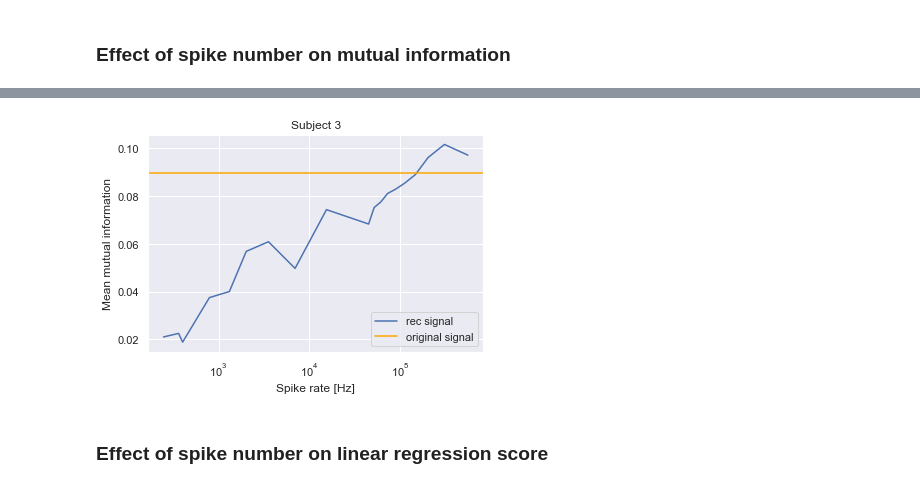
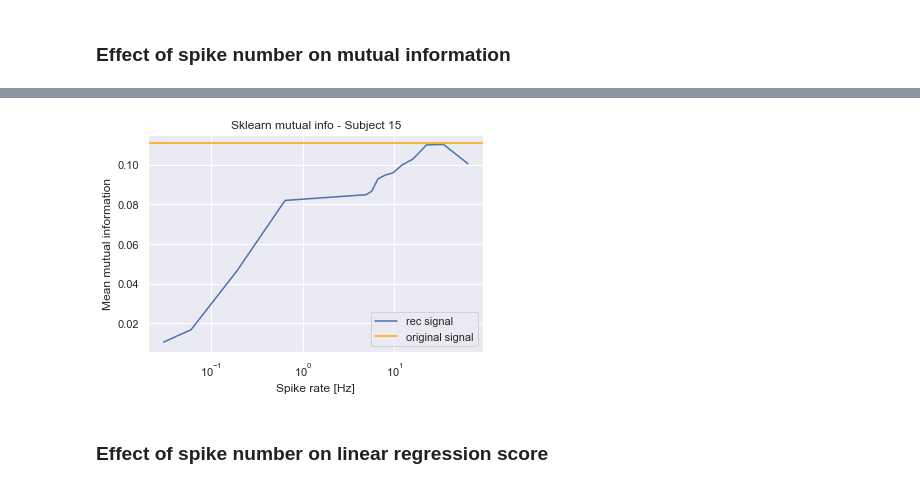
Before and after one commit to pennfranc/adm-ppg-analysis, a Jupyter notebook: mutual information analysis.ipynb, the cells around one changed output, grey strips where cells are left out. Saved outputs shown, nothing was run; the diff lists cells and outputs as text; code cells hidden in the pictures.

```diff
--- a/mutual information analysis.ipynb
+++ b/mutual information analysis.ipynb
@@ -131,2 +18,9 @@ plt.legend()
+# %%
+SUBJECT_IDX = 15
+dataset = load_pickle(SUBJECT_IDX)
+ppg, _, hr, activity, _= unpack_data(dataset)
+ppg = ppg[:-(64)]
+# %%
+step_factor_list = np.concatenate([np.linspace(0, 1, 10), np.linspace(1, 10, 5)])
 # %% [markdown]
 ### Effect of spike number on mutual information
@@ -133,7 +40,8 @@ plt.legend()
 # %%
 mutual_info_ppg, mutual_info_rec_list, rates_list = scoring_loop(
     ppg, hr,
-    step_factor_list=np.concatenate([np.linspace(0, 1, 10), np.linspace(1, 10, 10)]),
-    plot_detailed=True,
+    step_factor_list=step_factor_list,
+    plot_detailed=False,
+    n_neighbors=20,
     evaluation_method='mutual_info_sklearn'
 )
@@ -154,7 +48,7 @@ mutual_info_ppg, mutual_info_rec_list, rates_list = scoring_loop(
 # %%
-plot_scores(mutual_info_ppg, mutual_info_rec_list, rates_list, 'Mean mutual information', SUBJECT_IDX)
+plot_scores(mutual_info_ppg, mutual_info_rec_list, rates_list, 'Mean mutual information', SUBJECT_IDX, 'Sklearn mutual info')
 # %% [output]
-[figure, old version]
+[figure, new version]
 # %% [markdown]
 ### Effect of spike number on linear regression score
 # %% [markdown]
```
Also changed, not shown: parts of 27 cells of this notebook, 14 other files.
